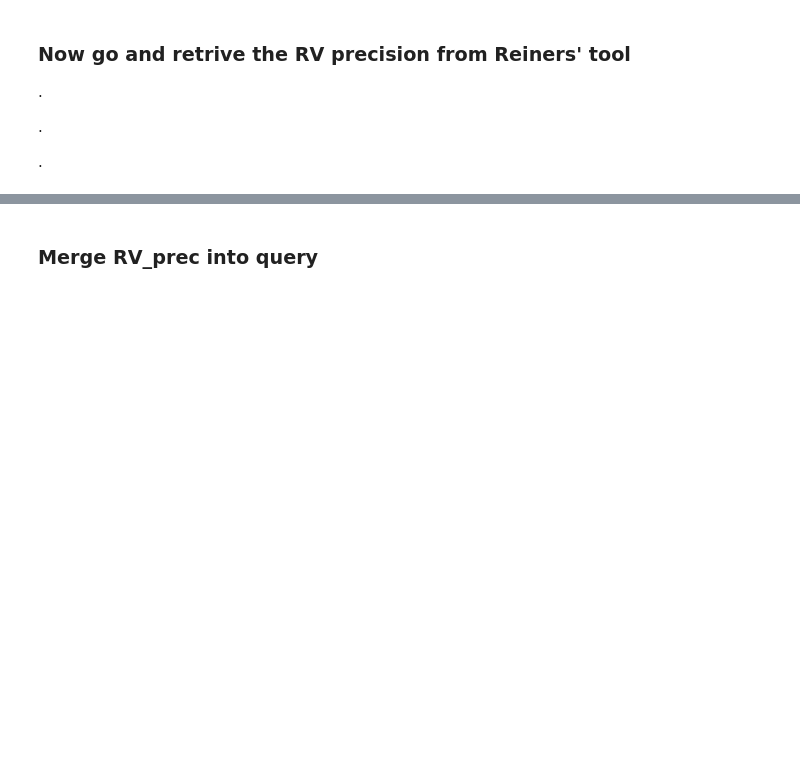
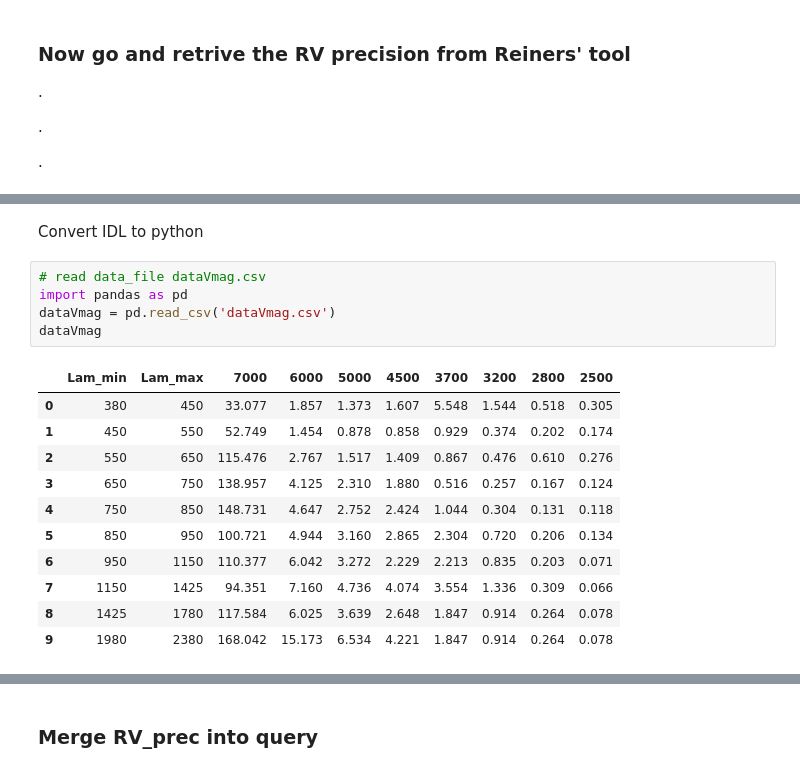
Before and after one commit to exoplanetsdk/2ES_target_selection, a Jupyter notebook: scripts/2ES_target_selection.ipynb, the cells around one changed output, grey strips where cells are left out. Saved outputs shown, nothing was run; the diff lists cells and outputs as text; blank space fills up the shorter version.

```diff
--- a/scripts/2ES_target_selection.ipynb
+++ b/scripts/2ES_target_selection.ipynb
@@ -1274,0 +1424,19 @@ All stars file has been saved as '../results/parameter_file_all.csv'
+# %% [markdown]
+Convert IDL to python
+# %%
+# read data_file dataVmag.csv
+import pandas as pd
+dataVmag = pd.read_csv('dataVmag.csv')
+dataVmag
+# %% [output]
+|  | Lam_min | Lam_max | 7000 | 6000 | 5000 | 4500 | 3700 | 3200 | 2800 | 2500 |
+| 0 | 380 | 450 | 33.077 | 1.857 | 1.373 | 1.607 | 5.548 | 1.544 | 0.518 | 0.305 |
+| 1 | 450 | 550 | 52.749 | 1.454 | 0.878 | 0.858 | 0.929 | 0.374 | 0.202 | 0.174 |
+| 2 | 550 | 650 | 115.476 | 2.767 | 1.517 | 1.409 | 0.867 | 0.476 | 0.610 | 0.276 |
+| 3 | 650 | 750 | 138.957 | 4.125 | 2.310 | 1.880 | 0.516 | 0.257 | 0.167 | 0.124 |
+| 4 | 750 | 850 | 148.731 | 4.647 | 2.752 | 2.424 | 1.044 | 0.304 | 0.131 | 0.118 |
+| 5 | 850 | 950 | 100.721 | 4.944 | 3.160 | 2.865 | 2.304 | 0.720 | 0.206 | 0.134 |
+| 6 | 950 | 1150 | 110.377 | 6.042 | 3.272 | 2.229 | 2.213 | 0.835 | 0.203 | 0.071 |
+| 7 | 1150 | 1425 | 94.351 | 7.160 | 4.736 | 4.074 | 3.554 | 1.336 | 0.309 | 0.066 |
+| 8 | 1425 | 1780 | 117.584 | 6.025 | 3.639 | 2.648 | 1.847 | 0.914 | 0.264 | 0.078 |
+| 9 | 1980 | 2380 | 168.042 | 15.173 | 6.534 | 4.221 | 1.847 | 0.914 | 0.264 | 0.078 |
```
Also changed, not shown: parts of 10 cells of this notebook, 39 other files.
